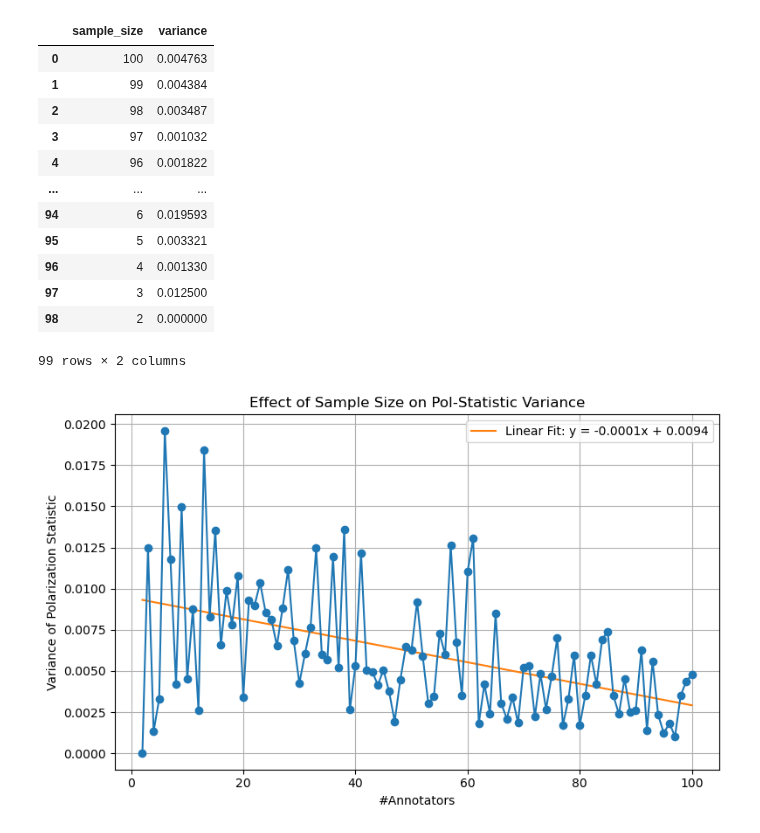
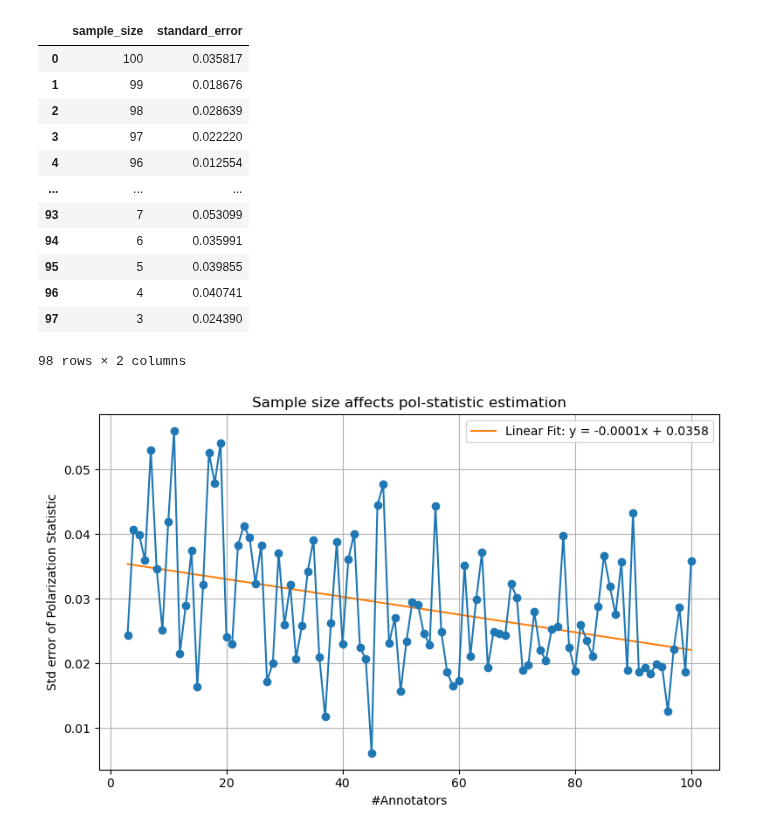
Before and after one commit to dimits-ts/aposteriori-unimodality, a Jupyter notebook: notebooks/sample_size_variance.ipynb, the cells around one changed output. Saved outputs shown, nothing was run; the diff lists cells and outputs as text; code cells hidden in the pictures.

Commit message:
measure standard error instead of variance

```diff
--- a/notebooks/sample_size_variance.ipynb
+++ b/notebooks/sample_size_variance.ipynb
@@ -62,12 +62,7 @@ df.head(1)
 | conv_id | message_id | comment_key | message |  |  |  |  | ... |
 | 250cc245-86c4-4e97-a8ce-31d5d6796f71 | -1428289379724132680 | 250cc245-86c4-4e97-a8ce-31d5d6796... | well thats a no brainer hillary c... | [5, 5, 5, 5, 5, 5, 5, 5, 5, 5, 5,... | [(69.75, 88.0], (33.25, 51.5], (6... | [female, non-binary, female, male... | [homosexual, straight, straight, ... | ... |
 # %%
-import pandas as pd
-import numpy as np
-import matplotlib.pyplot as plt
-from typing import Callable
-
-def sample_variance_vs_sample_size(
+def sample_se_vs_sample_size(
     df: pd.DataFrame,
     annotation_col: str,
     group_col: str,
@@ -78,8 +73,8 @@ def sample_variance_vs_sample_size(
     iters: int = 30,
 ) -> pd.DataFrame:
     """
-    Sample decreasing subsets of annotations and compute the variance of
-    polarization statistics at each sample size.
+    Sample decreasing subsets of annotations and compute the standard error
+    of polarization statistics at each sample size.
 
     :param df: DataFrame with annotations and factor groups.
     :param annotation_col: Column name for list of annotations.
@@ -89,12 +84,12 @@ def sample_variance_vs_sample_size(
     :param max_size: Maximum sample size to consider.
     :param step: Step size to decrease sample size.
     :param iters: Repetitions per sample size for averaging.
-    :return: DataFrame with columns [sample_size, variance]
+    :return: DataFrame with columns [sample_size, standard_error]
     """
     results = []
 
     for size in range(max_size, min_size - 1, -step):
-        variances = []
+        se_values = []
         for _ in range(iters):
             sample_row = df.sample(1).iloc[0]
             annotations = sample_row[annotation_col]
@@ -103,79 +98,78 @@ def sample_variance_vs_sample_size(
             if len(annotations) < size:
                 continue
 
-            # Sample from annotations and corresponding groups
-            indices = np.random.choice(len(annotations), size=size, replace=False)
+            indices = np.random.choice(len(annotations), size=size, replace=True)
             sampled_annots = np.array(annotations)[indices]
             sampled_groups = np.array(groups)[indices]
 
-            # Compute pol-statistic (nDFU per group)
+            # Compute polarization statistic
             pol_stats = aposteriori._factor_polarization_stat(sampled_annots, sampled_groups, bins)
             pol_values = [v for v in pol_stats.values() if not np.isnan(v)]
 
             if len(pol_values) > 1:
-                variance = np.var(pol_values)
-                variances.append(variance)
+                std_dev = np.std(pol_values, ddof=1)  # sample standard deviation
+                standard_error = std_dev / np.sqrt(len(pol_values))
+                se_values.append(standard_error)
 
-        if variances:
-            results.append({"sample_size": size, "variance": np.mean(variances)})
+        if se_values:
+            results.append({"sample_size": size, "standard_error": np.mean(se_values)})
 
     return pd.DataFrame(results)
 
-
-res_df = sample_variance_vs_sample_size(
+res_df = sample_se_vs_sample_size(
     df=df,
     annotation_col="toxicity",
     group_col="annot_sex",
     bins=5,
-    min_size=2,
+    min_size=3,
     max_size=100,
     step=1,
     iters=50
 )
 res_df
 # %% [output]
-|  | sample_size | variance |
-| 0 | 100 | 0.004763 |
-| 1 | 99 | 0.004384 |
-| 2 | 98 | 0.003487 |
-| 3 | 97 | 0.001032 |
-| 4 | 96 | 0.001822 |
+|  | sample_size | standard_error |
+| 0 | 100 | 0.035817 |
+| 1 | 99 | 0.018676 |
+| 2 | 98 | 0.028639 |
+| 3 | 97 | 0.022220 |
+| 4 | 96 | 0.012554 |
 | ... | ... | ... |
-| 94 | 6 | 0.019593 |
-| 95 | 5 | 0.003321 |
-| 96 | 4 | 0.001330 |
-| 97 | 3 | 0.012500 |
-| 98 | 2 | 0.000000 |
+| 93 | 7 | 0.053099 |
+| 94 | 6 | 0.035991 |
+| 95 | 5 | 0.039855 |
+| 96 | 4 | 0.040741 |
+| 97 | 3 | 0.024390 |
-99 rows × 2 columns
+98 rows × 2 columns
 # %%
 def plot_variance_curve(results_df: pd.DataFrame):
     results_df = results_df.sort_values("sample_size")
 
     x = results_df["sample_size"].values.reshape(-1, 1)
-    y = results_df["variance"].values
+    y = results_df["standard_error"].values
 
     model = LinearRegression()
     model.fit(x, y)
     y_pred = model.predict(x)
 
     plt.figure(figsize=(8, 5))
     plt.plot(
         x,
         y_pred,
         label=f"Linear Fit: y = {model.coef_[0]:.4f}x + {model.intercept_:.4f}",
         color="tab:orange",
     )
     plt.plot(x, y, color="tab:blue", marker="o")
     plt.xlabel("#Annotators")
-    plt.ylabel("Variance of Polarization Statistic")
-    plt.title("Effect of Sample Size on Pol-Statistic Variance")
+    plt.ylabel("Std error of Polarization Statistic")
+    plt.title("Sample size affects pol-statistic estimation")
     plt.grid(True)
     plt.legend()
     plt.tight_layout()
     plt.show()
 
 
 # Example usage
 plot_variance_curve(res_df)
 # %% [output]
-[figure, old version]
+[figure, new version]
```
